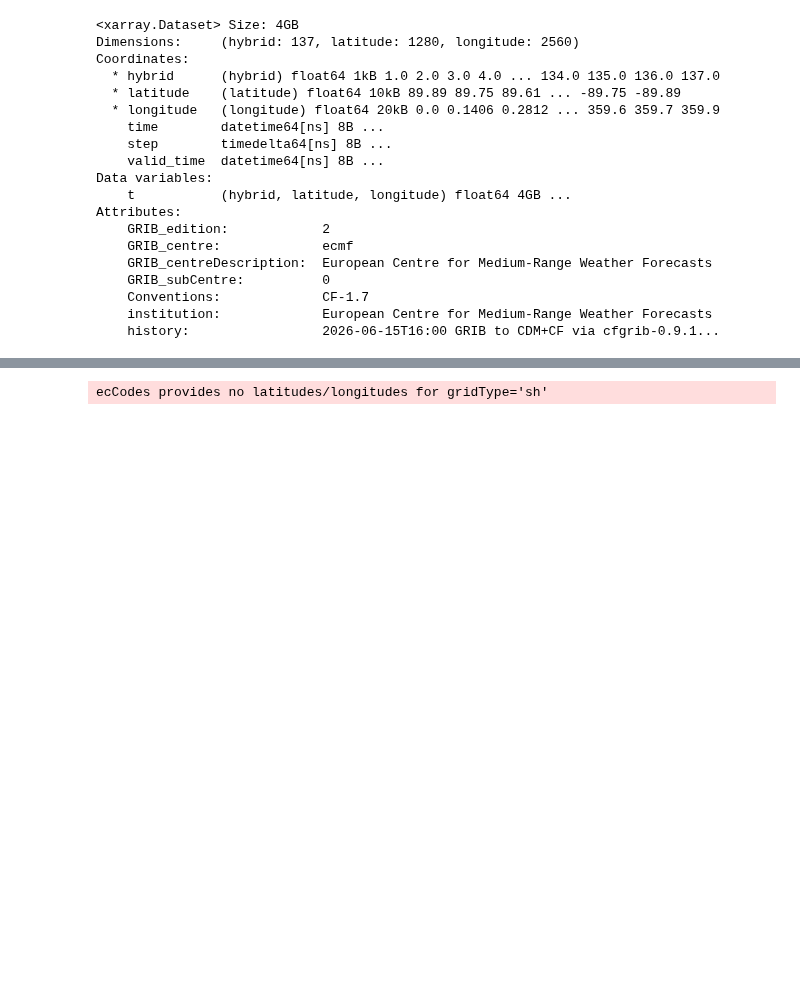
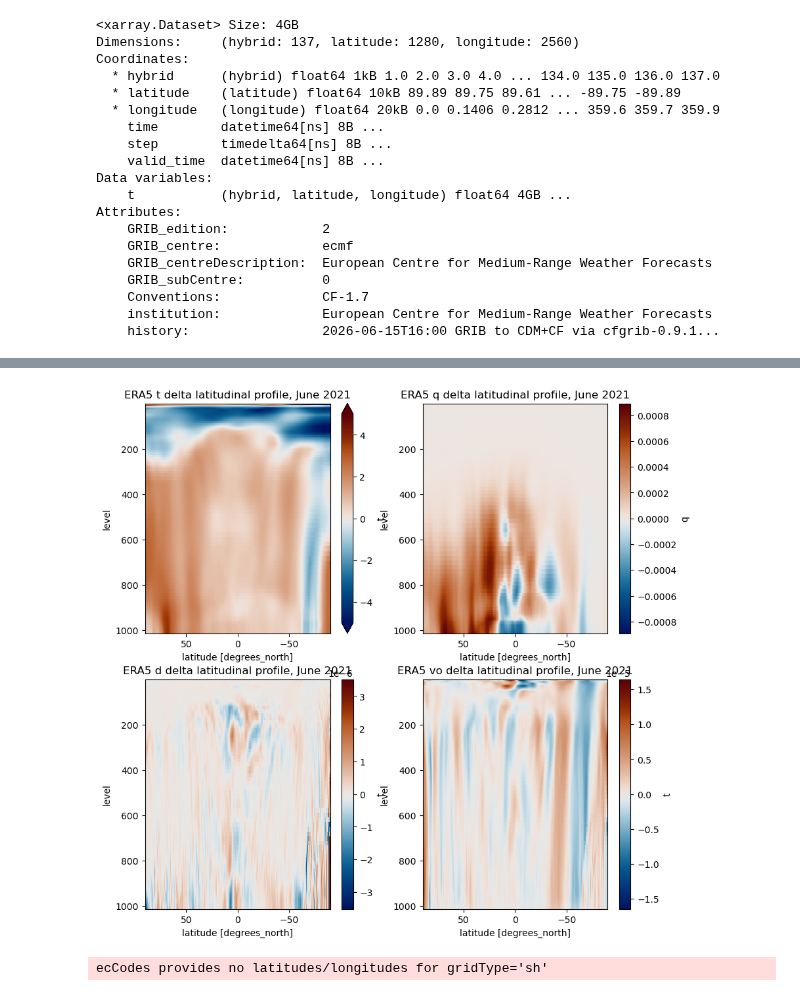
Before and after one commit to shirin-ermis/ATMICP, a Jupyter notebook: notebooks/06_ERA5_deltas.ipynb, the cells around one changed output, grey strips where cells are left out. Cells and saved outputs as stored; diff of their text form; code cells hidden in the pictures; blank space fills up the shorter version.

```diff
--- a/notebooks/06_ERA5_deltas.ipynb
+++ b/notebooks/06_ERA5_deltas.ipynb
@@ -80,3 +91,38 @@ Text(0.5, 1.0, 'ERA5 vo delta at 990 hPa, June 2021')
+# %%
+# latitudinal profile of deltas
+p = ml_to_pl["ph [hPa]"].values[1:]
+
+fig, ax = plt.subplots(2, 2, figsize=(10, 10))
+
+t = t_delta.mean("longitude").squeeze()["t"]
+t_profile = (t.assign_coords(level=("hybrid", p)).swap_dims({"hybrid": "level"}))
+qm = t_profile.plot(x='latitude', y='level', cmap=cm.vik, vmin=-5, vmax=5, ax=ax[0, 0])
+ax[0, 0].set_title('ERA5 t delta latitudinal profile, June 2021')
+ax[0, 0].invert_xaxis()
+ax[0, 0].invert_yaxis()
+
+q = q_delta.mean("longitude").squeeze()["q"]
+q_profile = (q.assign_coords(level=("level", p)).swap_dims({"level": "level"}))
+qm = q_profile.plot(x='latitude', y='level', cmap=cm.vik, ax=ax[0, 1])
+ax[0, 1].set_title('ERA5 q delta latitudinal profile, June 2021')
+ax[0, 1].invert_xaxis()
+ax[0, 1].invert_yaxis()
+
+d = d_delta.mean("longitude").squeeze()["t"]
+d_profile = (d.assign_coords(level=("hybrid", p)).swap_dims({"hybrid": "level"}))
+qm = d_profile.plot(x='latitude', y='level', cmap=cm.vik, ax=ax[1, 0])
+ax[1, 0].set_title('ERA5 d delta latitudinal profile, June 2021')
+ax[1, 0].invert_xaxis()
+ax[1, 0].invert_yaxis()
+
+vo = vo_delta.mean("longitude").squeeze()["t"]
+vo_profile = (vo.assign_coords(level=("hybrid", p)).swap_dims({"hybrid": "level"}))
+qm = vo_profile.plot(x='latitude', y='level', cmap= cm.vik, ax=ax[1, 1])
+ax[1, 1].set_title('ERA5 vo delta latitudinal profile, June 2021')
+ax[1, 1].invert_xaxis()
+ax[1, 1].invert_yaxis()
+# %% [output]
+[figure, added]
 # %%
 # TODO!!
 def q_to_tcwv(q, p, model_level=True):
```
Also changed, not shown: parts of 1 cell of this notebook.
